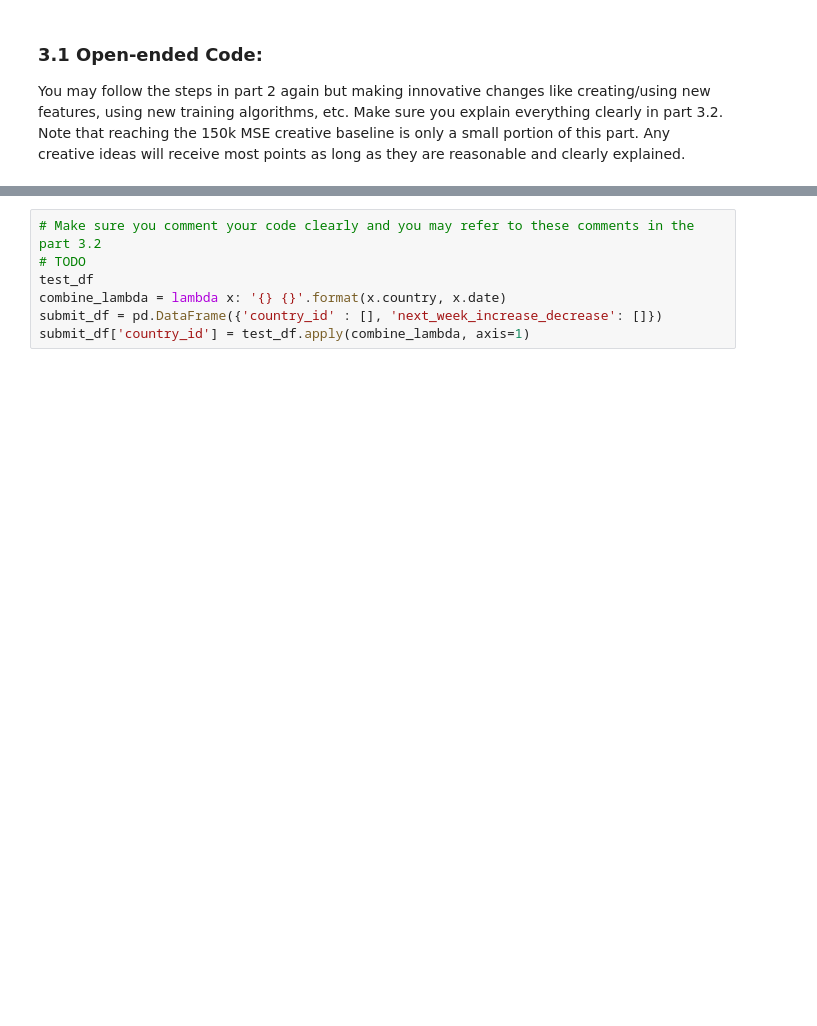
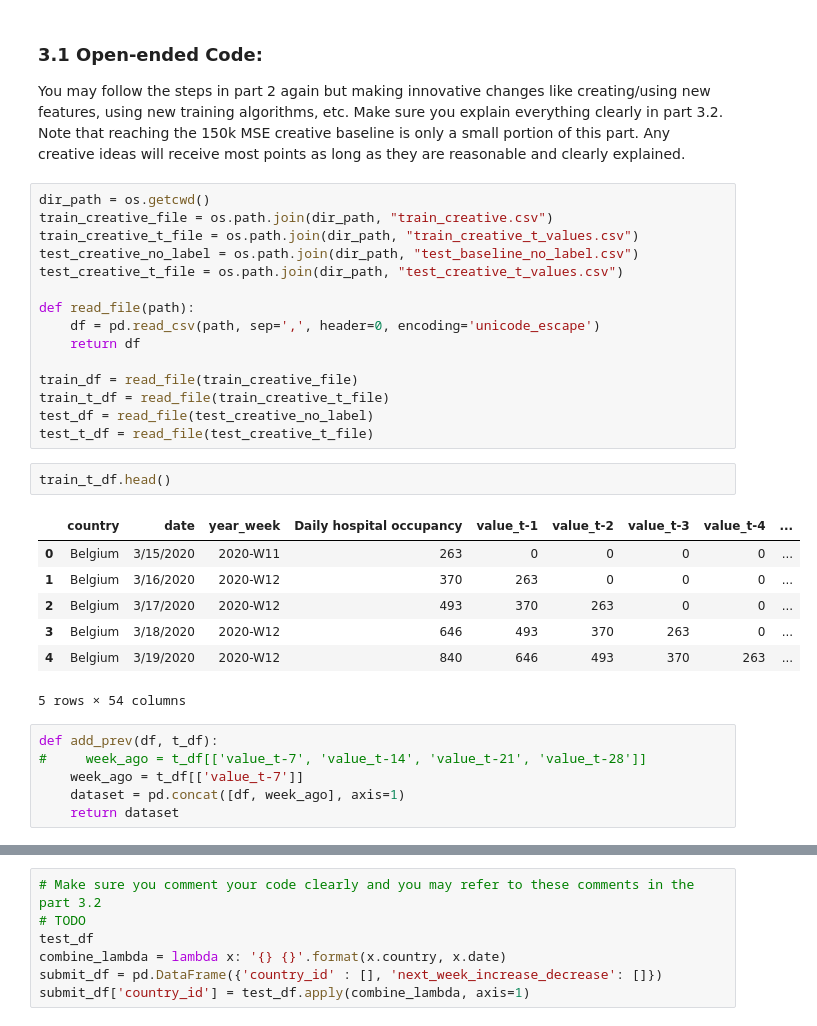
Before and after one commit to syhdd/cs_4780_final, a Jupyter notebook: CS 4780 Final Project Student Template.ipynb, the cells around one changed output, grey strips where cells are left out. Drawn from its saved outputs; the diff is of its cells as text; blank space fills up the shorter version.

Commit message:
update creative

```diff
--- a/CS 4780 Final Project Student Template.ipynb
+++ b/CS 4780 Final Project Student Template.ipynb
@@ -283,3 +283,34 @@ You need to split your data to a training set and validation set or performing a
 # %% [markdown]
 <h3>3.1 Open-ended Code:</h3><p>
 You may follow the steps in part 2 again but making innovative changes like creating/using new features, using new training algorithms, etc. Make sure you explain everything clearly in part 3.2. Note that reaching the 150k MSE creative baseline is only a small portion of this part. Any creative ideas will receive most points as long as they are reasonable and clearly explained.
+# %%
+dir_path = os.getcwd()
+train_creative_file = os.path.join(dir_path, "train_creative.csv")
+train_creative_t_file = os.path.join(dir_path, "train_creative_t_values.csv")
+test_creative_no_label = os.path.join(dir_path, "test_baseline_no_label.csv")
+test_creative_t_file = os.path.join(dir_path, "test_creative_t_values.csv")
+
+def read_file(path):
+    df = pd.read_csv(path, sep=',', header=0, encoding='unicode_escape')
+    return df
+
+train_df = read_file(train_creative_file)
+train_t_df = read_file(train_creative_t_file)
+test_df = read_file(test_creative_no_label)
+test_t_df = read_file(test_creative_t_file)
+# %%
+train_t_df.head()
+# %% [output]
+|  | country | date | year_week | Daily hospital occupancy | value_t-1 | value_t-2 | value_t-3 | value_t-4 | ... |
+| 0 | Belgium | 3/15/2020 | 2020-W11 | 263 | 0 | 0 | 0 | 0 | ... |
+| 1 | Belgium | 3/16/2020 | 2020-W12 | 370 | 263 | 0 | 0 | 0 | ... |
+| 2 | Belgium | 3/17/2020 | 2020-W12 | 493 | 370 | 263 | 0 | 0 | ... |
+| 3 | Belgium | 3/18/2020 | 2020-W12 | 646 | 493 | 370 | 263 | 0 | ... |
+| 4 | Belgium | 3/19/2020 | 2020-W12 | 840 | 646 | 493 | 370 | 263 | ... |
+5 rows × 54 columns
+# %%
+def add_prev(df, t_df):
+#     week_ago = t_df[['value_t-7', 'value_t-14', 'value_t-21', 'value_t-28']]
+    week_ago = t_df[['value_t-7']]
+    dataset = pd.concat([df, week_ago], axis=1)
+    return dataset
```
Also changed, not shown: parts of 15 cells of this notebook.
